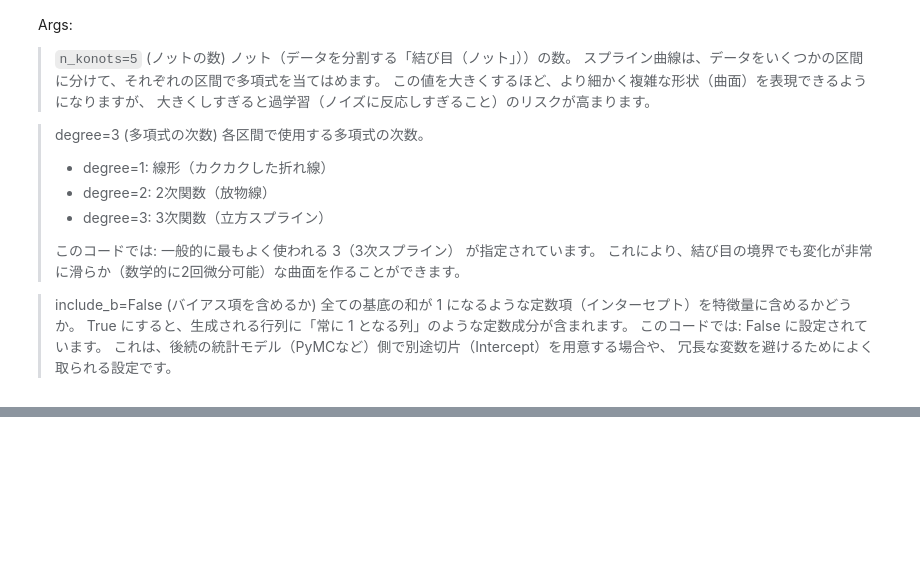
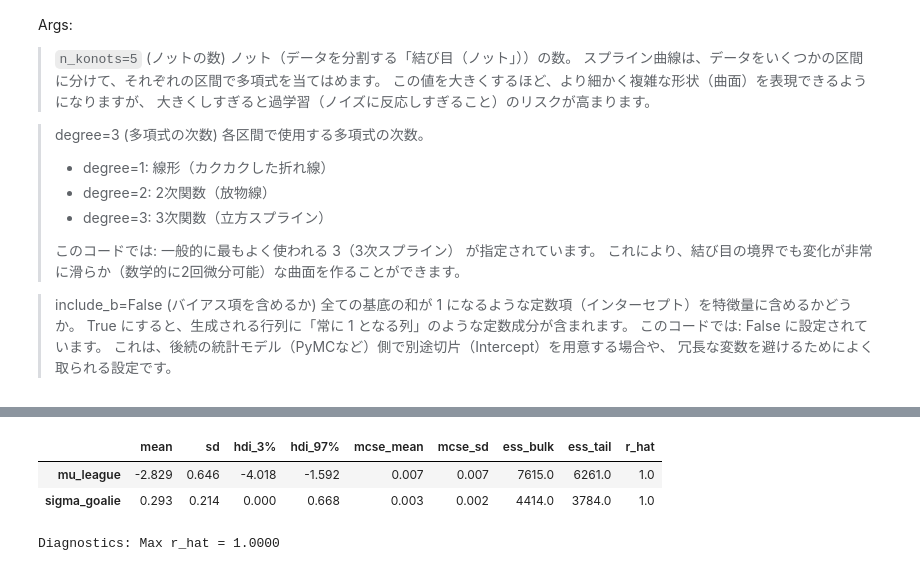
Before and after one commit to petalab-io/bayesian-iroha, a Jupyter notebook: notebooks/02_hockey_gotender/hockey_spatial_analysis.ipynb, the cells around one changed output, grey strips where cells are left out. Drawn from its saved outputs; the diff is of its cells as text; code cells hidden in the pictures; blank space fills up the shorter version.

```diff
--- a/notebooks/02_hockey_gotender/hockey_spatial_analysis.ipynb
+++ b/notebooks/02_hockey_gotender/hockey_spatial_analysis.ipynb
@@ -304,0 +293,7 @@ True にすると、生成される行列に「常に 1 となる列」のよう
+# %%
+# PyMC用の Coords(座標)定義
+coords = {
+    "goalie": [id_to_name[i] for i in range(len(uniques_goalie))],
+    "shot": np.arange(len(df_small)),
+    "basis": np.arange(basis_spatial.shape[1])
+}
@@ -304,0 +433,12 @@ True にすると、生成される行列に「常に 1 となる列」のよう
+# %%
+# 収束診断
+summary = az.summary(inference, var_names=["mu_league", "sigma_goalie"])
+rhat_max = summary["r_hat"].max()
+
+display(summary)
+print(f"Diagnostics: Max r_hat = {rhat_max:.4f}")
+# %% [output]
+|  | mean | sd | hdi_3% | hdi_97% | mcse_mean | mcse_sd | ess_bulk | ess_tail | r_hat |
+| mu_league | -2.829 | 0.646 | -4.018 | -1.592 | 0.007 | 0.007 | 7615.0 | 6261.0 | 1.0 |
+| sigma_goalie | 0.293 | 0.214 | 0.000 | 0.668 | 0.003 | 0.002 | 4414.0 | 3784.0 | 1.0 |
+Diagnostics: Max r_hat = 1.0000
```
Also changed, not shown: parts of 16 cells of this notebook.
